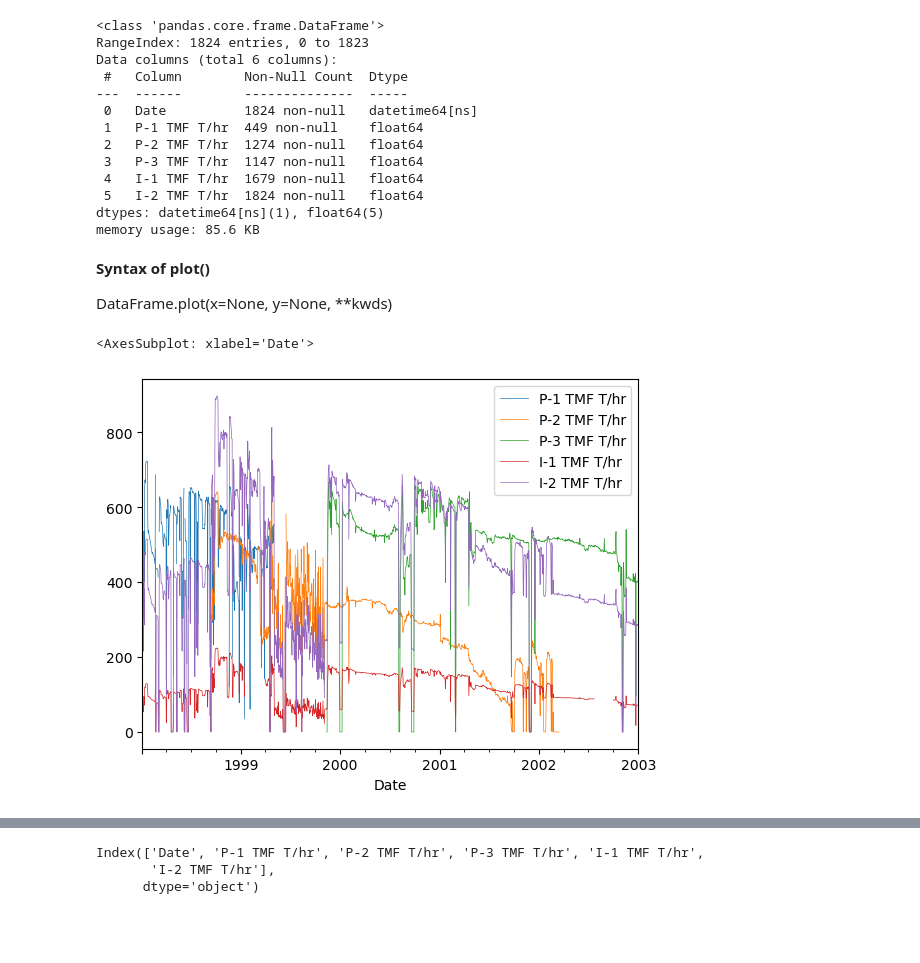
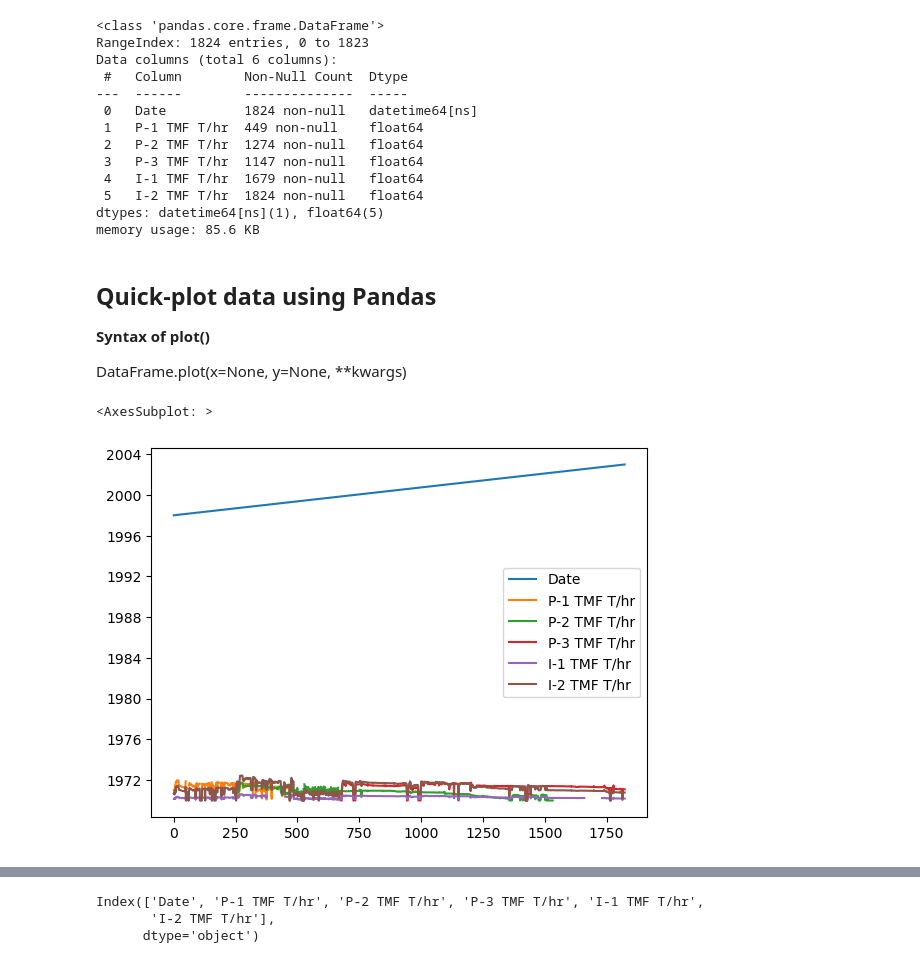
Before and after one commit to ICWallis/Stanford-Geothermal-Python-Sessions--Intermediate, a Jupyter notebook: 1-Data-handling.ipynb, the cells around one changed output, grey strips where cells are left out. Saved outputs shown, nothing was run; the diff lists cells and outputs as text; code cells hidden in the pictures; blank space fills up the shorter version.

Commit message:
Add comments, refine plots

```diff
--- a/1-Data-handling.ipynb
+++ b/1-Data-handling.ipynb
@@ -169,17 +154,15 @@ Data columns (total 6 columns):
 dtypes: datetime64[ns](1), float64(5)
 memory usage: 85.6 KB
 # %% [markdown]
+## Quick-plot data using Pandas
+
 **Syntax of plot()**
 
-DataFrame.plot(x=None, y=None, **kwds)
+DataFrame.plot(x=None, y=None, **kwargs)
 # %%
 well_data.plot(
-    x='Date',
-    #marker='.',
-    linewidth=0.5
+    #x='Date',
     )
-
-#well_data.plot.scatter(x='Date_daily')
 # %% [output]
-<AxesSubplot: xlabel='Date'>
+<AxesSubplot: >
-[figure, old version]
+[figure, new version]
```
Also changed, not shown: parts of 22 cells of this notebook.
